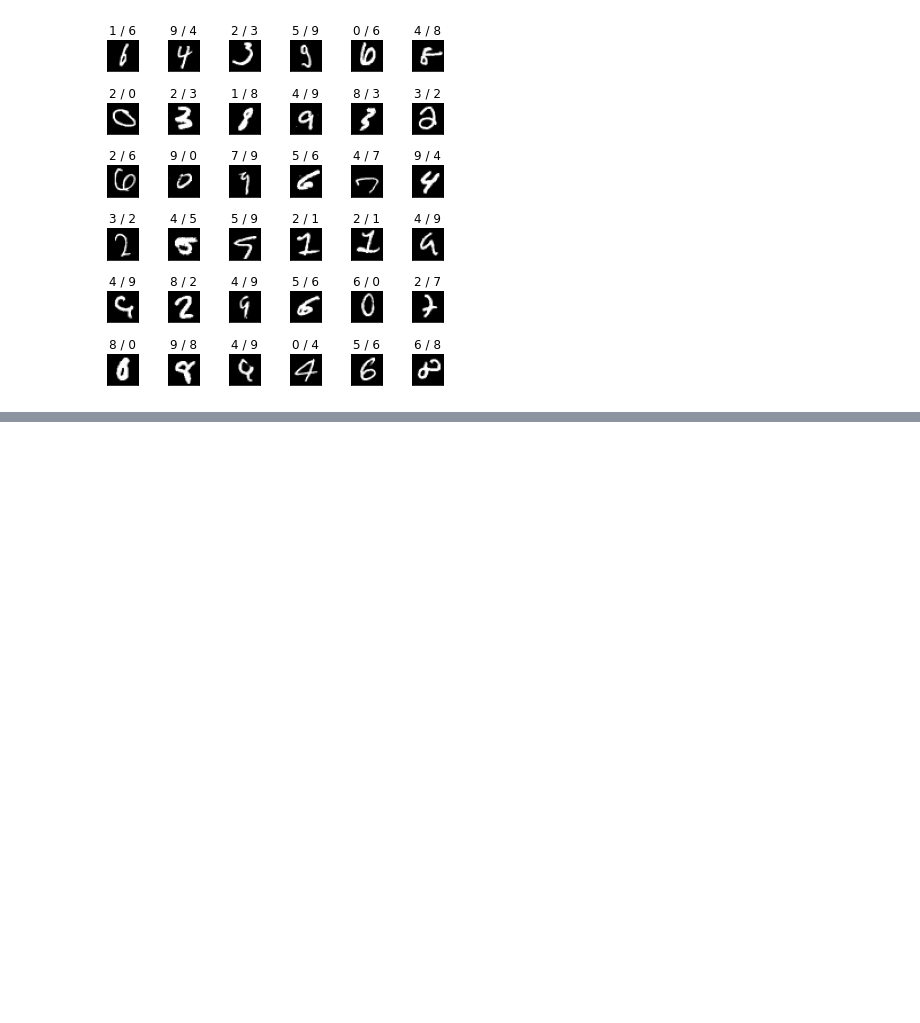
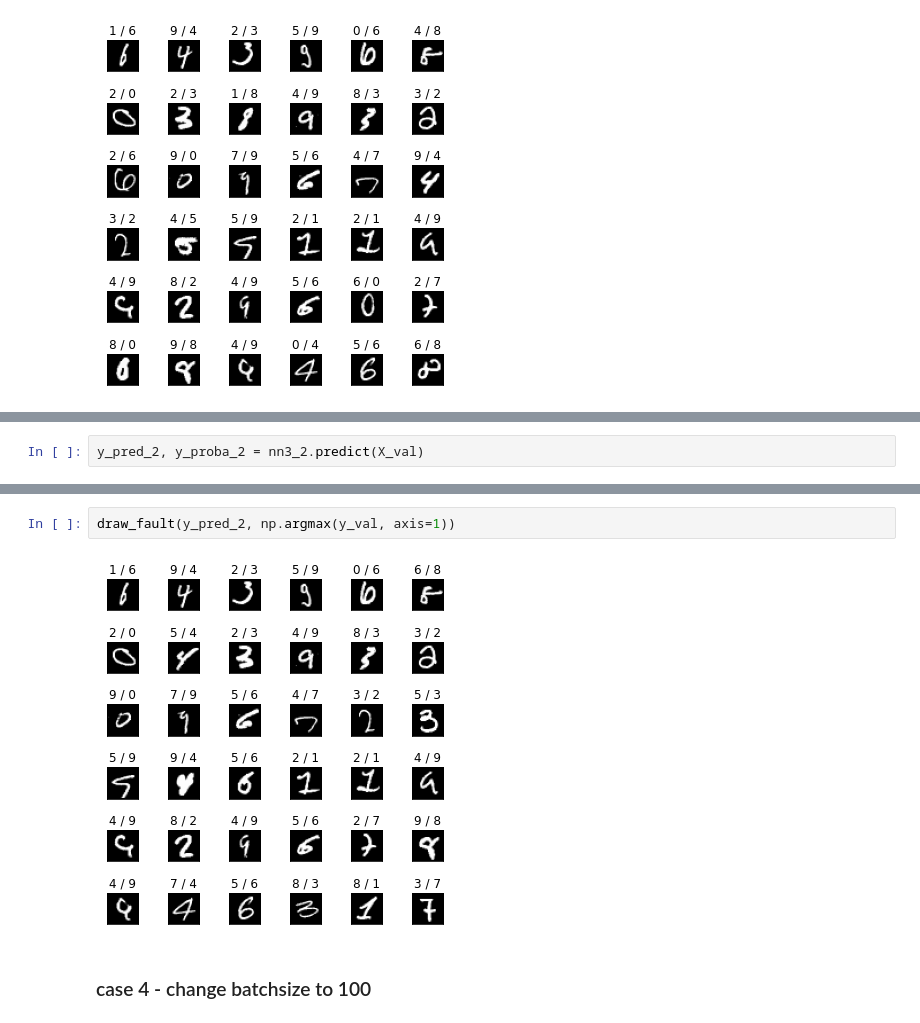
Before and after one commit to goriummaximum/diveintocode-ml, a Jupyter notebook: Sprints/sprint9-NN/nn.ipynb, the cells around one changed output, grey strips where cells are left out. Saved outputs shown, nothing was run; the diff lists cells and outputs as text; blank space fills up the shorter version.

```diff
--- a/Sprints/sprint9-NN/nn.ipynb
+++ b/Sprints/sprint9-NN/nn.ipynb
@@ -419,0 +436,2 @@ draw_fault(y_pred_2, np.argmax(y_val, axis=1))
+# %%
+y_pred_2, y_proba_2 = nn3_2.predict(X_val)
@@ -419,0 +457,6 @@ draw_fault(y_pred_2, np.argmax(y_val, axis=1))
+# %%
+draw_fault(y_pred_2, np.argmax(y_val, axis=1))
+# %% [output]
+[figure, added]
+# %% [markdown]
+<h3>case 4 - change batchsize to 100</h3>
```
Also changed, not shown: parts of 13 cells of this notebook.
